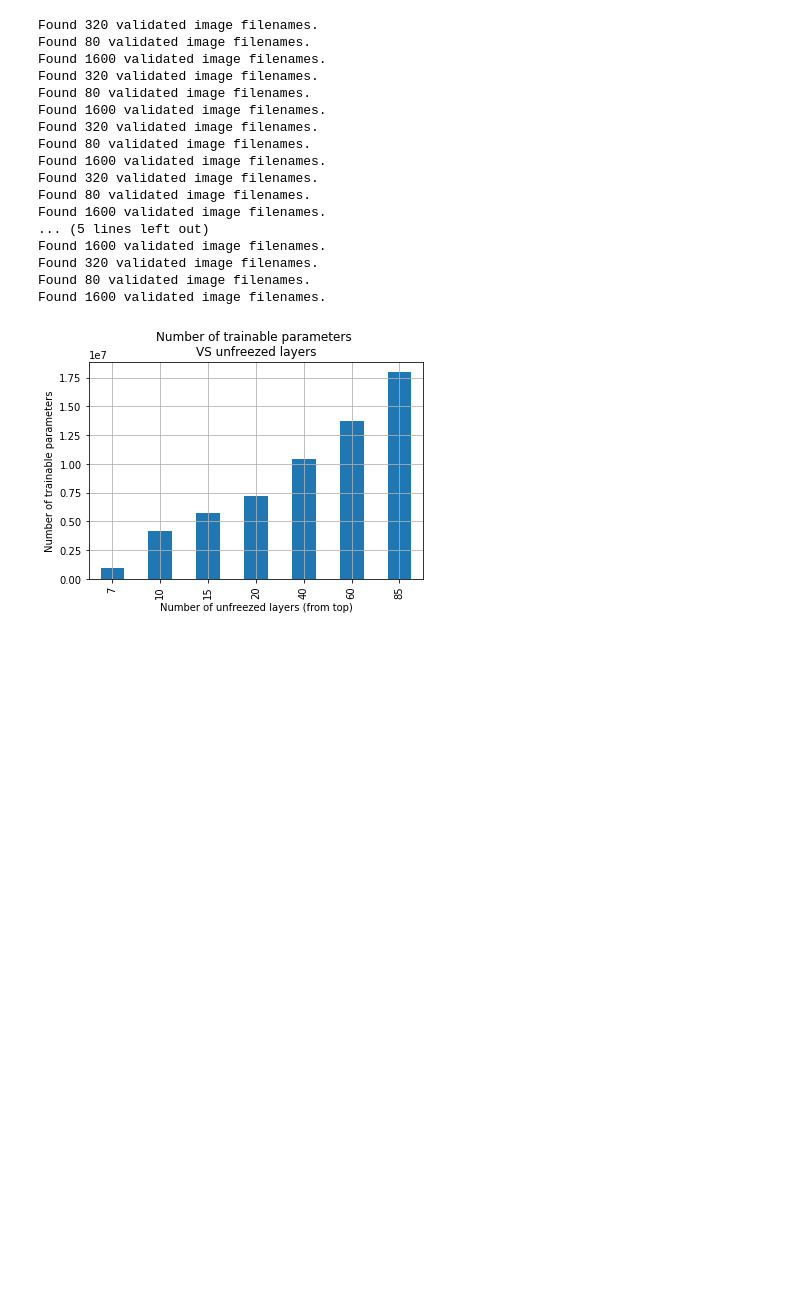
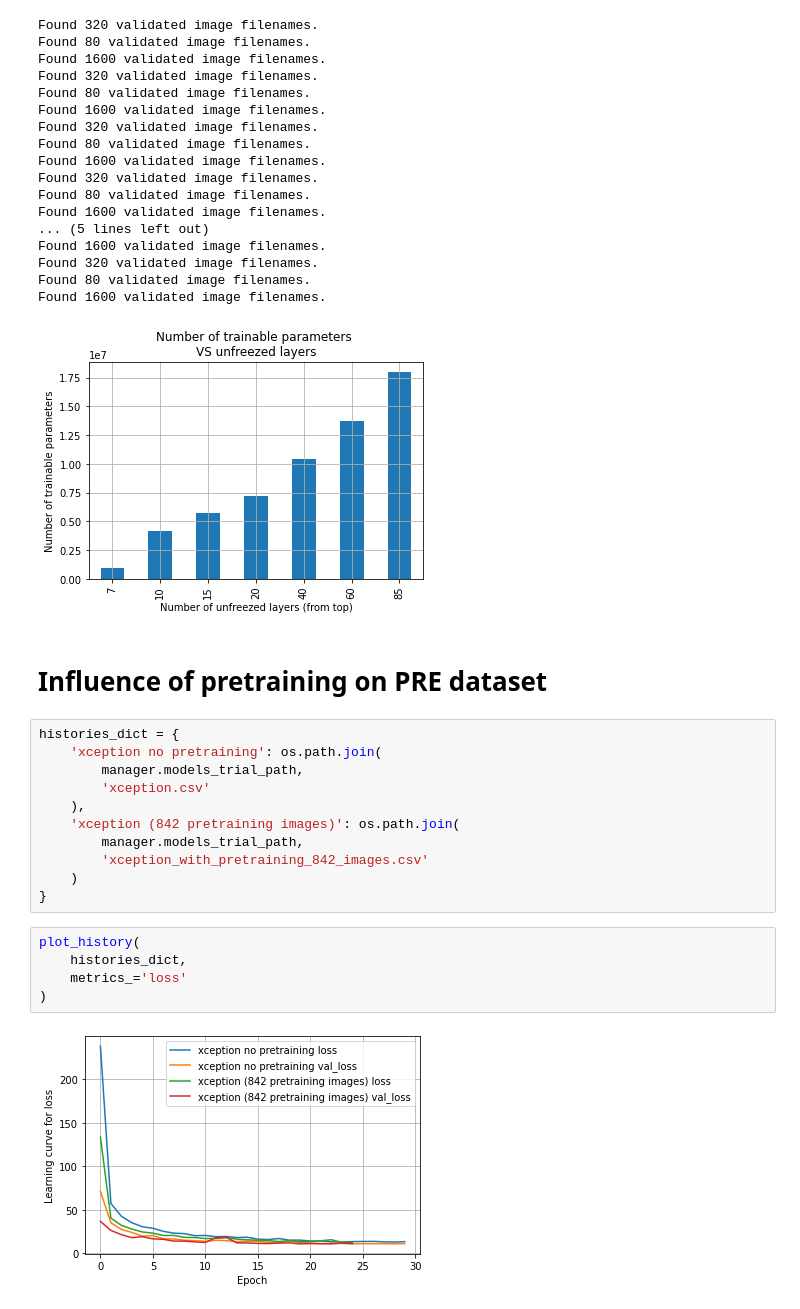
Before and after one commit to PashaIanko/Kaggle.CrowdCounting, a Jupyter notebook: 1_model_comparison.ipynb, the cells around one changed output. Cells and saved outputs as stored; diff of their text form; blank space fills up the shorter version.

Commit message:
Plotted effect of pretraining

```diff
--- a/1_model_comparison.ipynb
+++ b/1_model_comparison.ipynb
@@ -967,3 +967,23 @@ Found 320 validated image filenames.
 Found 80 validated image filenames.
 Found 1600 validated image filenames.
 [figure]
+# %% [markdown]
+# Influence of pretraining on PRE dataset
+# %%
+histories_dict = {
+    'xception no pretraining': os.path.join(
+        manager.models_trial_path,
+        'xception.csv'
+    ),
+    'xception (842 pretraining images)': os.path.join(
+        manager.models_trial_path,
+        'xception_with_pretraining_842_images.csv'
+    )
+}
+# %%
+plot_history(
+    histories_dict,
+    metrics_='loss'
+)
+# %% [output]
+[figure, added]
```
Also changed, not shown: parts of 5 cells of this notebook.
